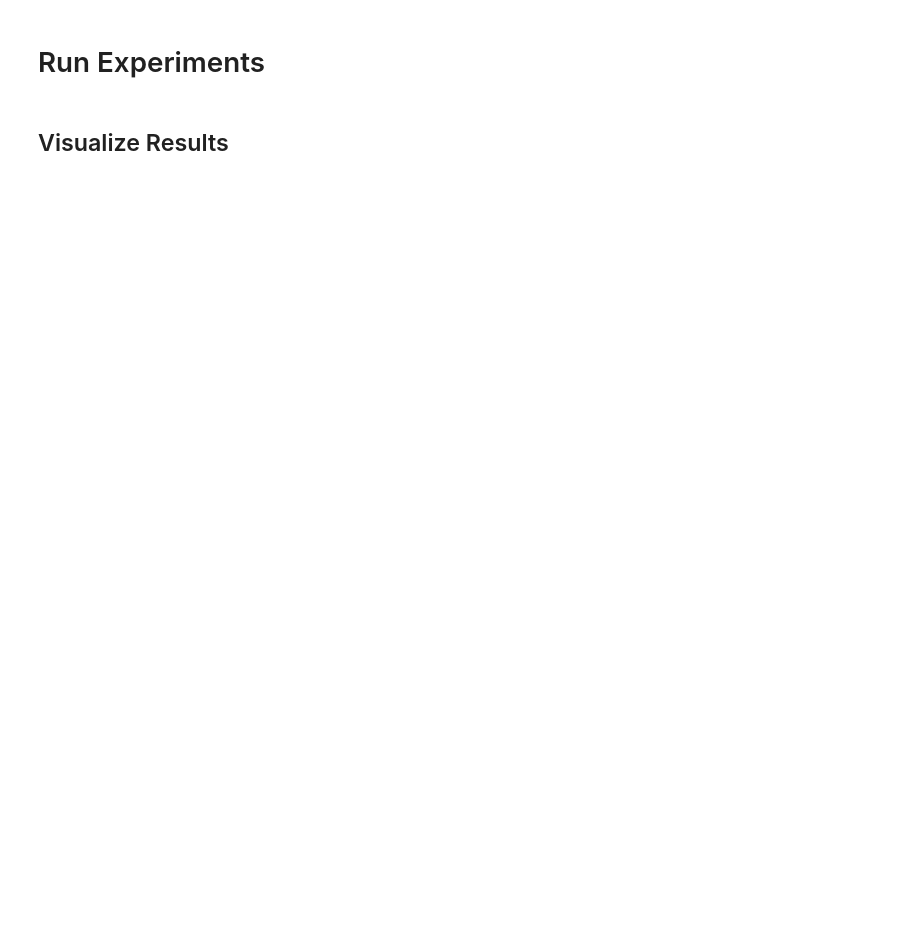
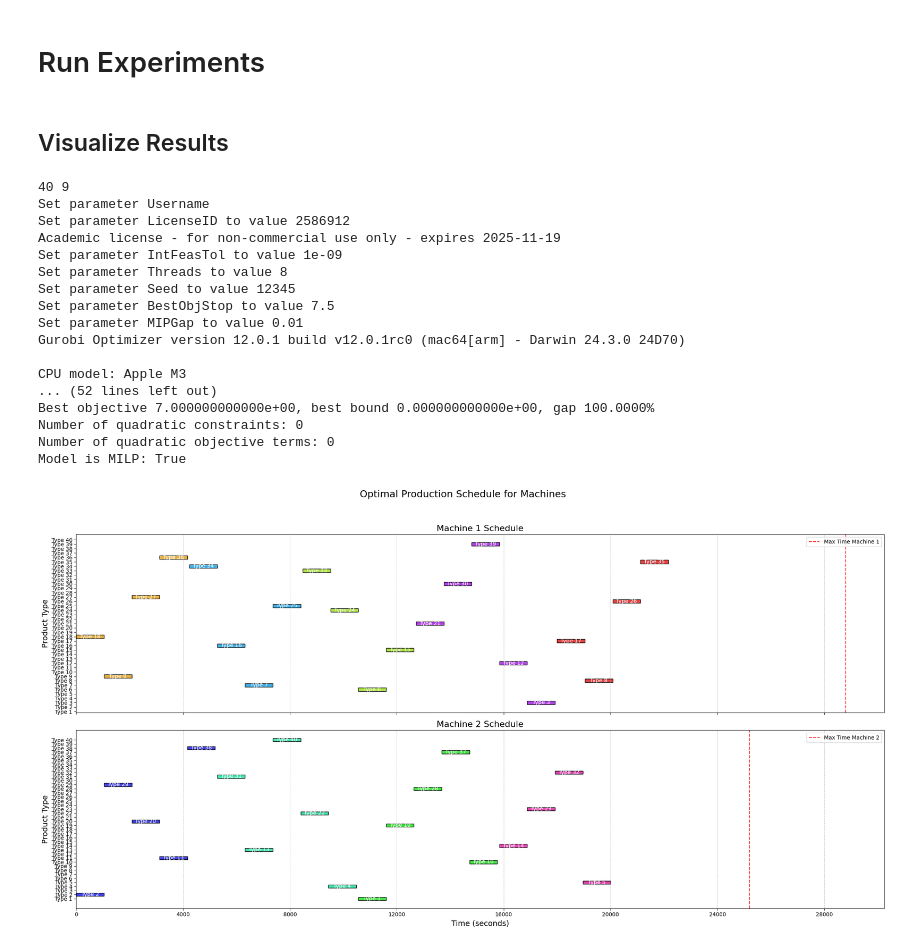
Before and after one commit to denizzsener/SeniorProject, a Jupyter notebook: demo.ipynb, the cells around one changed output. Drawn from its saved outputs; the diff is of its cells as text; code cells hidden in the pictures; blank space fills up the shorter version.

Commit message:
added visualization

```diff
--- a/demo.ipynb
+++ b/demo.ipynb
@@ -87,5 +87,24 @@ results = []
 # %%
 problem_parameters = get_dynamic_parameters(40,9)
 optimizer = Optimizer(**problem_parameters)
-objective_value, optimization_time = optimizer(verbose=True)
+model, objective_value, optimization_time = optimizer(verbose=True)
 optimizer.visualize()
+# %% [output]
+40 9
+Set parameter Username
+Set parameter LicenseID to value 2586912
+Academic license - for non-commercial use only - expires 2025-11-19
+Set parameter IntFeasTol to value 1e-09
+Set parameter Threads to value 8
+Set parameter Seed to value 12345
+Set parameter BestObjStop to value 7.5
+Set parameter MIPGap to value 0.01
+Gurobi Optimizer version 12.0.1 build v12.0.1rc0 (mac64[arm] - Darwin 24.3.0 24D70)
+
+CPU model: Apple M3
+... (52 lines left out)
+Best objective 7.000000000000e+00, best bound 0.000000000000e+00, gap 100.0000%
+Number of quadratic constraints: 0
+Number of quadratic objective terms: 0
+Model is MILP: True
+[figure, added]
```
Also changed, not shown: parts of 1 cell of this notebook.
